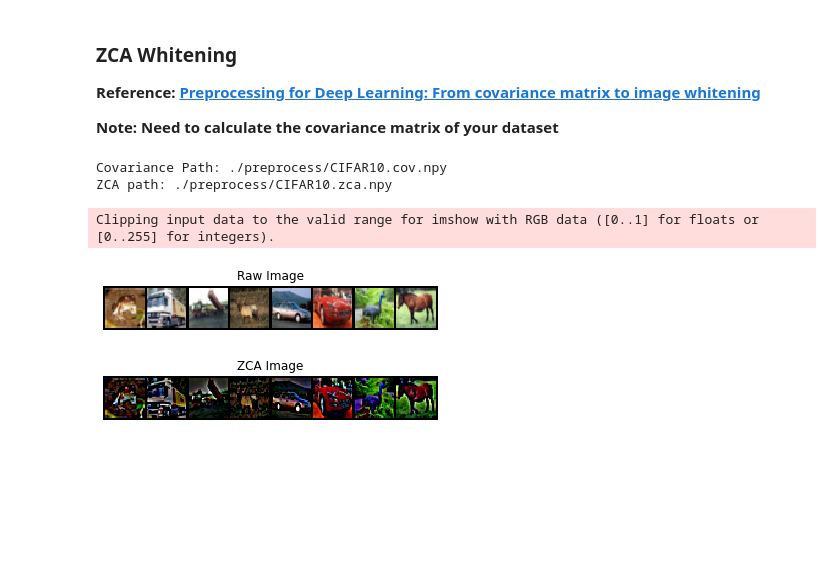
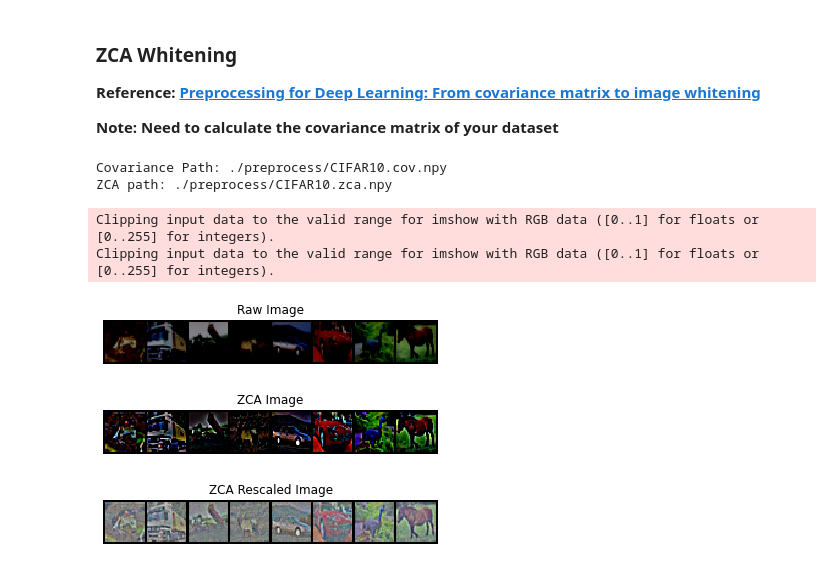
Before and after one commit to nu1ptr/ml_dl_notebooks, a Jupyter notebook: PreProcessing.ipynb, the cells around one changed output. Saved outputs shown, nothing was run; the diff lists cells and outputs as text; code cells hidden in the pictures; blank space fills up the shorter version.

Commit message:
ZCA Whitening and 0-mean centering preprocessing

```diff
--- a/PreProcessing.ipynb
+++ b/PreProcessing.ipynb
@@ -14,7 +14,7 @@ PREPROCESS_PATH = './preprocess/'
 DATASET_PATH = './datasets/'
 DATASET = ['CIFAR10', 'MNIST'][0]
 
-BATCH_SIZE = 664
+BATCH_SIZE = 64
 NUM_WORKERS = 1
 
 def show(x, title=''):
@@ -69,37 +115,59 @@ Files already downloaded and verified
 # %%
 preprocess_path_cov = f'{preprocess_path}.cov.npy'
 preprocess_path_zca = f'{preprocess_path}.zca.npy'
+preprocess_path_zca_min = f'{preprocess_path}.zca_min.npy'
+preprocess_path_zca_max = f'{preprocess_path}.zca_max.npy'
+
+def zca(cov):
+    u,s,v = np.linalg.svd(cov)
+    epsilon = .1
+    W_zca = u @ np.diag(1.0/np.sqrt(s + epsilon)) @ u.T
+    return W_zca
 
 # Load Covariance, if it does not exist, create it.
 print(f'Covariance Path: {preprocess_path_cov}')
 if not Path.is_file(Path(preprocess_path_cov)):
     # Calculate Covariance
     # WARNING: This is memory intensive!
-    X = []
-    for x,y in iter(train_data):
-        X.append(x)
-    X = torch.stack(X, dim=0).numpy()
-    X_cov = np.cov(X, rowvar=False)
-    np.save(preprocess_path_cov, X_cov)
+    cov = np.cov(X-mean, rowvar=False) # Make sure to mean-center the data
+
+    np.save(preprocess_path_cov, cov)
 else:
     cov = np.load(preprocess_path_cov)
 
-u,s,v = np.linalg.svd(cov)
-epsilon = .1
-W_zca = u @ np.diag(1.0/np.sqrt(s + epsilon)) @ u.T
 
 # Store the ZCA Whitening Matrix
 print(f'ZCA path: {preprocess_path_zca}')
 if not Path.is_file(Path(preprocess_path_zca)):
+    W_zca = zca(cov)
     np.save(preprocess_path_zca, W_zca)
+else:
+    W_zca = np.load(preprocess_path_zca)
 
-x = next(iter(train_loader))[0][:8]
+# Store the min and max ZCA values
+x_zca = (X-mean)@W_zca
+if not Path.is_file(Path(preprocess_path_zca_min)):
+    zca_min = np.min(x_zca, axis=0)
+    np.save(preprocess_path_zca_min, zca_min)
+else:
+    zca_min = np.load(preprocess_path_zca_min)
+
+if not Path.is_file(Path(preprocess_path_zca_max)):
+    zca_max = np.max(x_zca, axis=0)
+    np.save(preprocess_path_zca_max, zca_max)
+else:
+    zca_max = np.load(preprocess_path_zca_max)
+
+x = next(iter(train_loader))[0][:8] - mean
 W = torch.tensor(W_zca, dtype=torch.float32)
 show_grid(x, title='Raw Image')
 show_grid(x@W,title='ZCA Image')
+show_grid((x@W - zca_min) / (zca_max - zca_min),title='ZCA Rescaled Image')
 # %% [output]
 Covariance Path: ./preprocess/CIFAR10.cov.npy
 ZCA path: ./preprocess/CIFAR10.zca.npy
 Clipping input data to the valid range for imshow with RGB data ([0..1] for floats or [0..255] for integers).
+Clipping input data to the valid range for imshow with RGB data ([0..1] for floats or [0..255] for integers).
-[figure, old version]
+[figure, new version]
-[figure, old version]
+[figure, new version]
+[figure, added]
```
Also changed, not shown: parts of 2 cells of this notebook, 1 other file.
